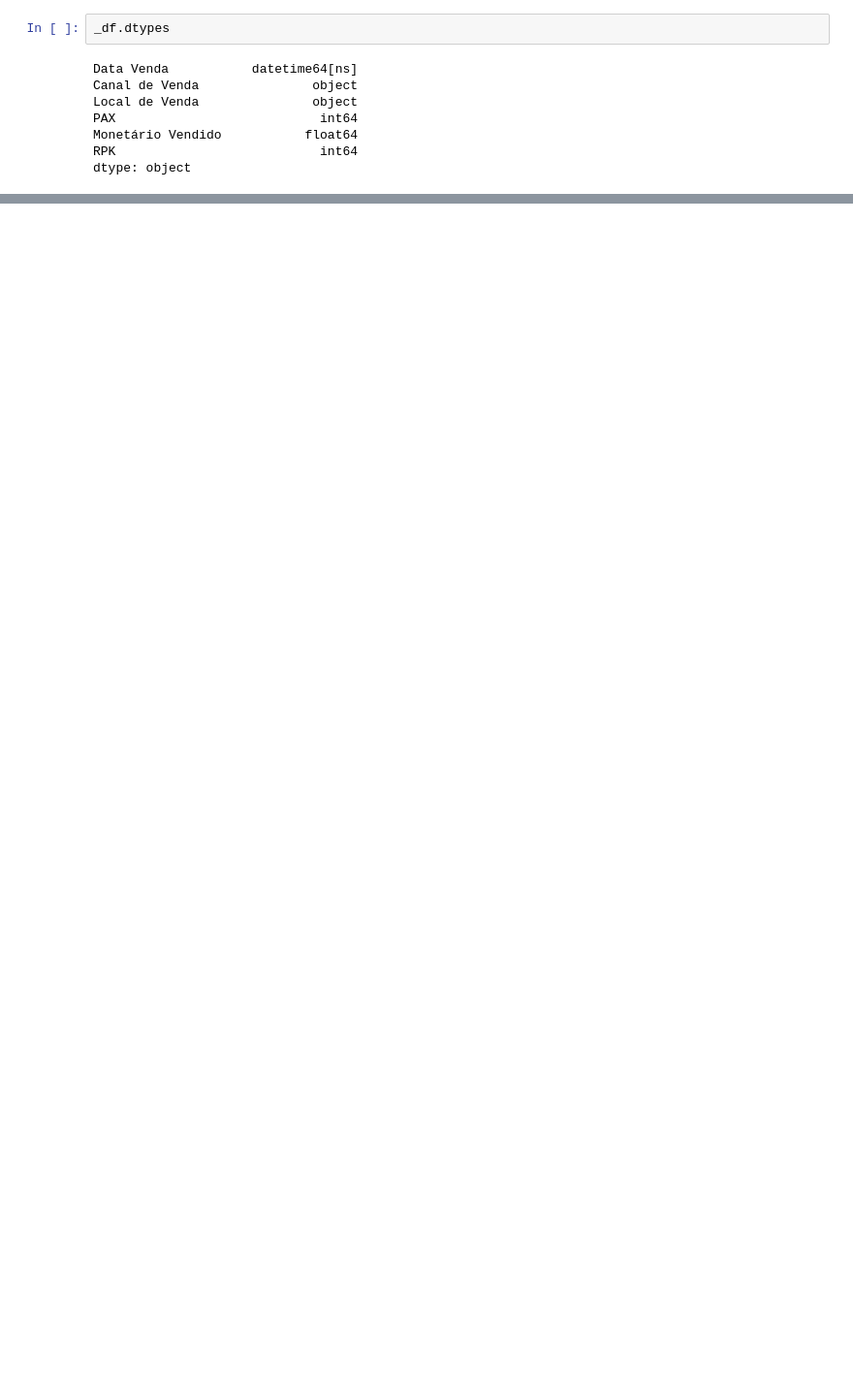
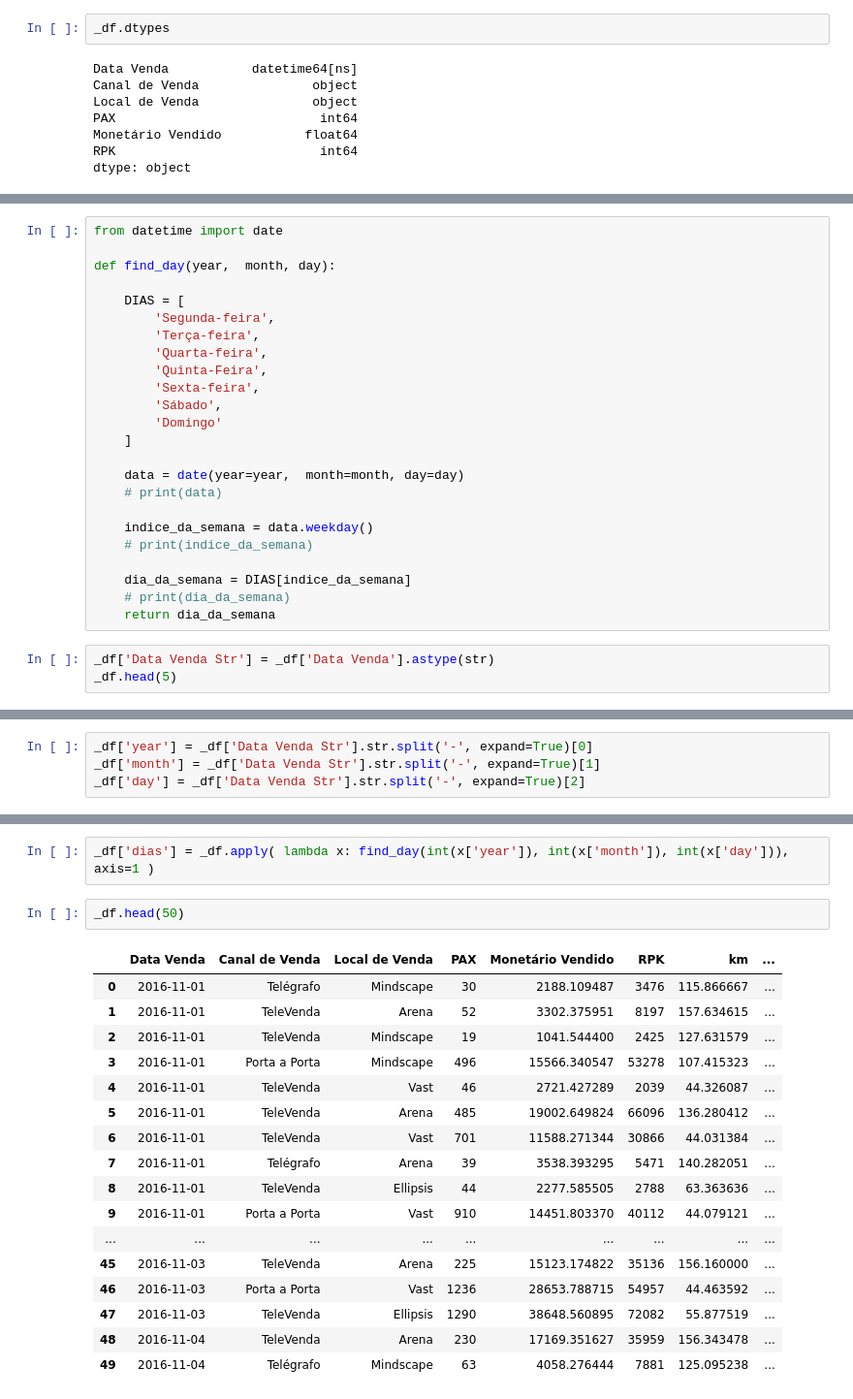
Before and after one commit to alexaugusto23/Gol_Cases, a Jupyter notebook: case01.ipynb, the cells around one changed output, grey strips where cells are left out. Shown at 97% size. Drawn from its saved outputs; the diff is of its cells as text; blank space fills up the shorter version.

```diff
--- a/case01.ipynb
+++ b/case01.ipynb
@@ -36,0 +165,27 @@ dtype: object
+# %%
+from datetime import date
+
+def find_day(year,  month, day):
+
+    DIAS = [
+        'Segunda-feira',
+        'Terça-feira',
+        'Quarta-feira',
+        'Quinta-Feira',
+        'Sexta-feira',
+        'Sábado',
+        'Domingo'
+    ]
+
+    data = date(year=year,  month=month, day=day)
+    # print(data)
+
+    indice_da_semana = data.weekday()
+    # print(indice_da_semana)
+
+    dia_da_semana = DIAS[indice_da_semana]
+    # print(dia_da_semana)
+    return dia_da_semana
+# %%
+_df['Data Venda Str'] = _df['Data Venda'].astype(str)
+_df.head(5)
@@ -36,0 +215,4 @@ dtype: object
+# %%
+_df['year'] = _df['Data Venda Str'].str.split('-', expand=True)[0]
+_df['month'] = _df['Data Venda Str'].str.split('-', expand=True)[1]
+_df['day'] = _df['Data Venda Str'].str.split('-', expand=True)[2]
@@ -36,0 +228,22 @@ dtype: object
+# %%
+_df['dias'] = _df.apply( lambda x: find_day(int(x['year']), int(x['month']), int(x['day'])), axis=1 )
+# %%
+_df.head(50)
+# %% [output]
+|  | Data Venda | Canal de Venda | Local de Venda | PAX | Monetário Vendido | RPK | km | ... |
+| 0 | 2016-11-01 | Telégrafo | Mindscape | 30 | 2188.109487 | 3476 | 115.866667 | ... |
+| 1 | 2016-11-01 | TeleVenda | Arena | 52 | 3302.375951 | 8197 | 157.634615 | ... |
+| 2 | 2016-11-01 | TeleVenda | Mindscape | 19 | 1041.544400 | 2425 | 127.631579 | ... |
+| 3 | 2016-11-01 | Porta a Porta | Mindscape | 496 | 15566.340547 | 53278 | 107.415323 | ... |
+| 4 | 2016-11-01 | TeleVenda | Vast | 46 | 2721.427289 | 2039 | 44.326087 | ... |
+| 5 | 2016-11-01 | TeleVenda | Arena | 485 | 19002.649824 | 66096 | 136.280412 | ... |
+| 6 | 2016-11-01 | TeleVenda | Vast | 701 | 11588.271344 | 30866 | 44.031384 | ... |
+| 7 | 2016-11-01 | Telégrafo | Arena | 39 | 3538.393295 | 5471 | 140.282051 | ... |
+| 8 | 2016-11-01 | TeleVenda | Ellipsis | 44 | 2277.585505 | 2788 | 63.363636 | ... |
+| 9 | 2016-11-01 | Porta a Porta | Vast | 910 | 14451.803370 | 40112 | 44.079121 | ... |
+| ... | ... | ... | ... | ... | ... | ... | ... | ... |
+| 45 | 2016-11-03 | TeleVenda | Arena | 225 | 15123.174822 | 35136 | 156.160000 | ... |
+| 46 | 2016-11-03 | Porta a Porta | Vast | 1236 | 28653.788715 | 54957 | 44.463592 | ... |
+| 47 | 2016-11-03 | TeleVenda | Ellipsis | 1290 | 38648.560895 | 72082 | 55.877519 | ... |
+| 48 | 2016-11-04 | TeleVenda | Arena | 230 | 17169.351627 | 35959 | 156.343478 | ... |
+| 49 | 2016-11-04 | Telégrafo | Mindscape | 63 | 4058.276444 | 7881 | 125.095238 | ... |
```
Also changed, not shown: parts of 30 cells of this notebook.
